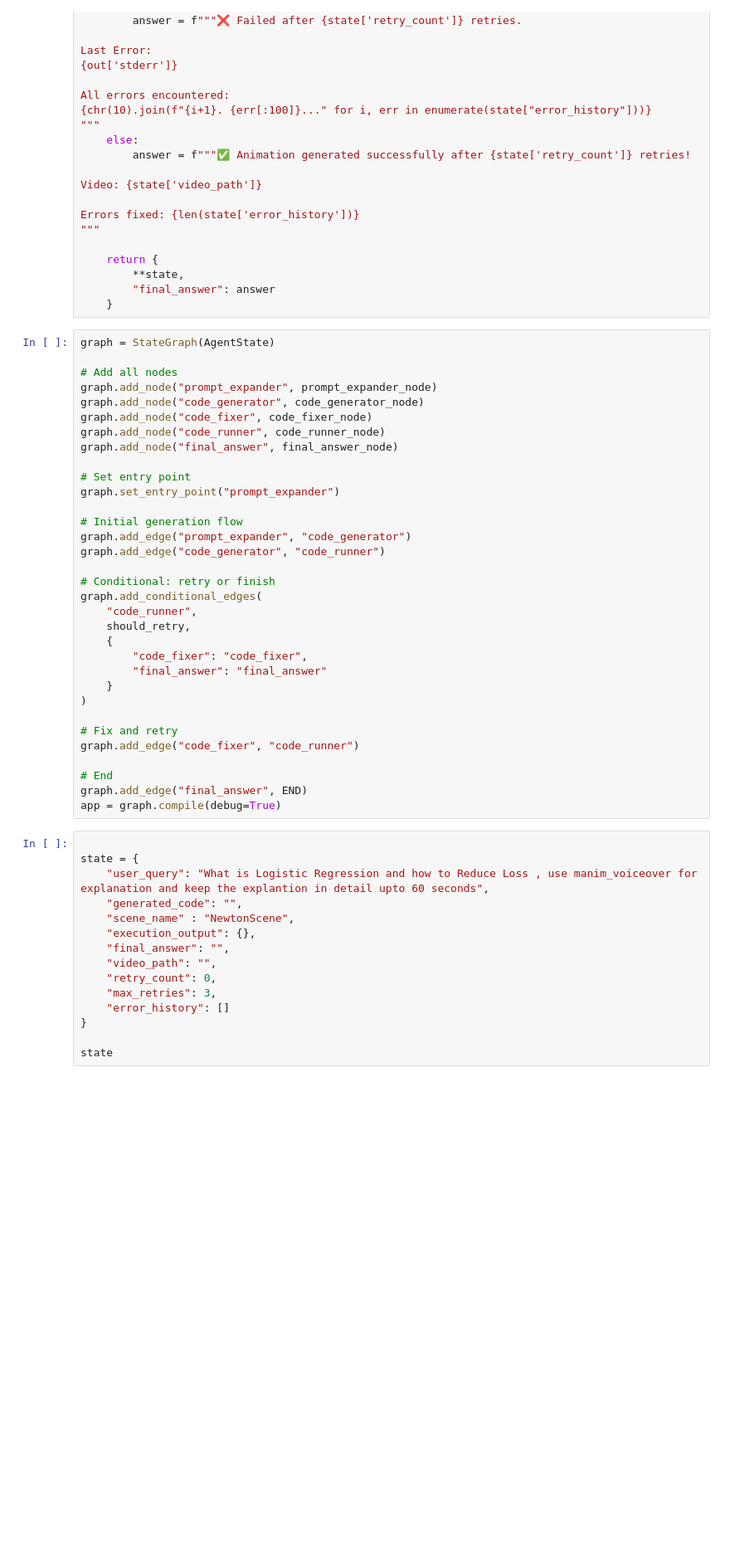
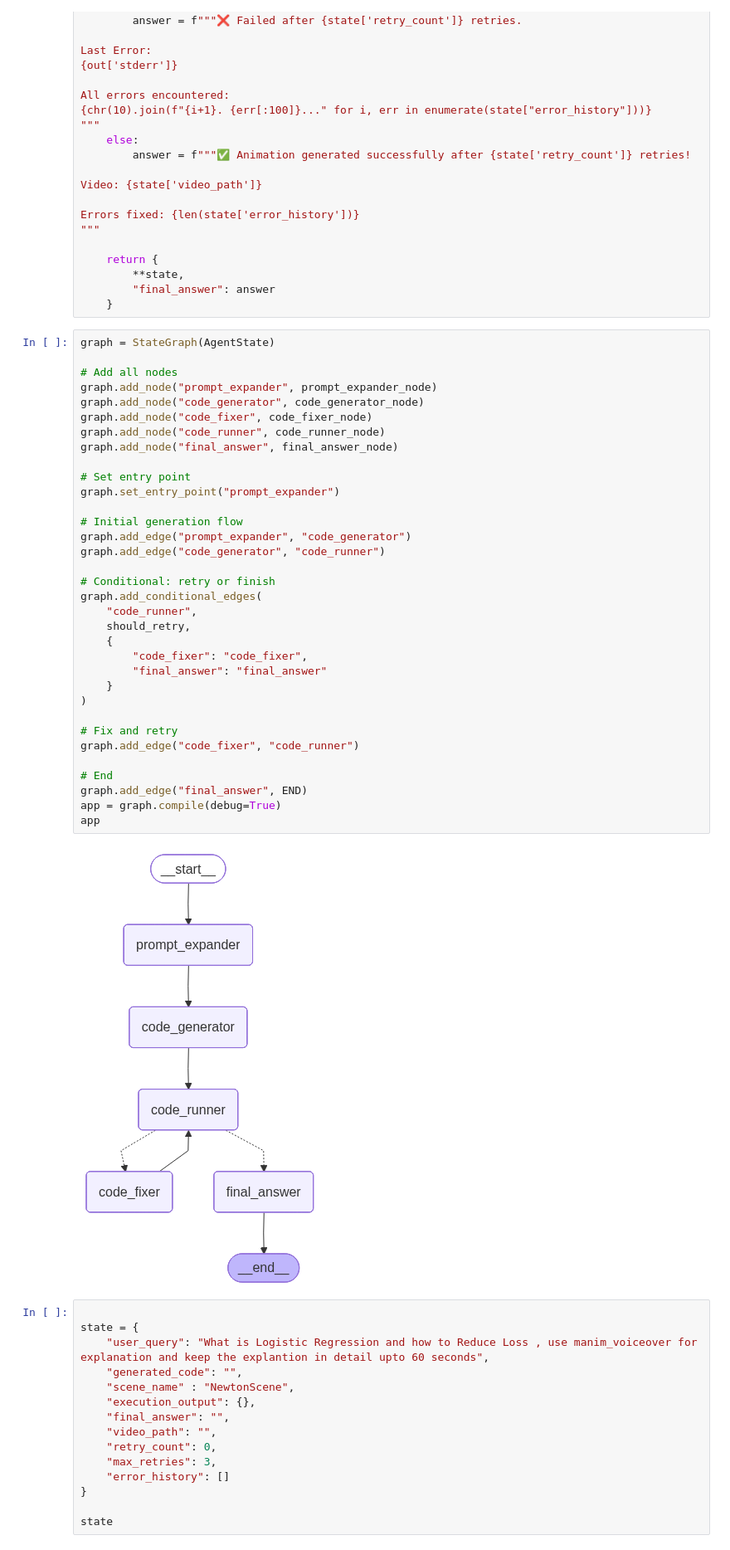
Before and after one commit to Pranay5519/langgraph-playlist, a Jupyter notebook: manim_agent/manim_agent_gemini.ipynb, the cells around one changed output. Shown at 83% size. Cells and saved outputs as stored; diff of their text form; blank space fills up the shorter version.

```diff
--- a/manim_agent/manim_agent_gemini.ipynb
+++ b/manim_agent/manim_agent_gemini.ipynb
@@ -530,33 +530,36 @@ graph = StateGraph(AgentState)
 # Add all nodes
 graph.add_node("prompt_expander", prompt_expander_node)
 graph.add_node("code_generator", code_generator_node)
 graph.add_node("code_fixer", code_fixer_node)
 graph.add_node("code_runner", code_runner_node)
 graph.add_node("final_answer", final_answer_node)
 
 # Set entry point
 graph.set_entry_point("prompt_expander")
 
 # Initial generation flow
 graph.add_edge("prompt_expander", "code_generator")
 graph.add_edge("code_generator", "code_runner")
 
 # Conditional: retry or finish
 graph.add_conditional_edges(
     "code_runner",
     should_retry,
     {
         "code_fixer": "code_fixer",
         "final_answer": "final_answer"
     }
 )
 
 # Fix and retry
 graph.add_edge("code_fixer", "code_runner")
 
 # End
 graph.add_edge("final_answer", END)
 app = graph.compile(debug=True)
+app
+# %% [output]
+[figure, added]
 # %%
 
 state = {
```
Also changed, not shown: 11 other files.
